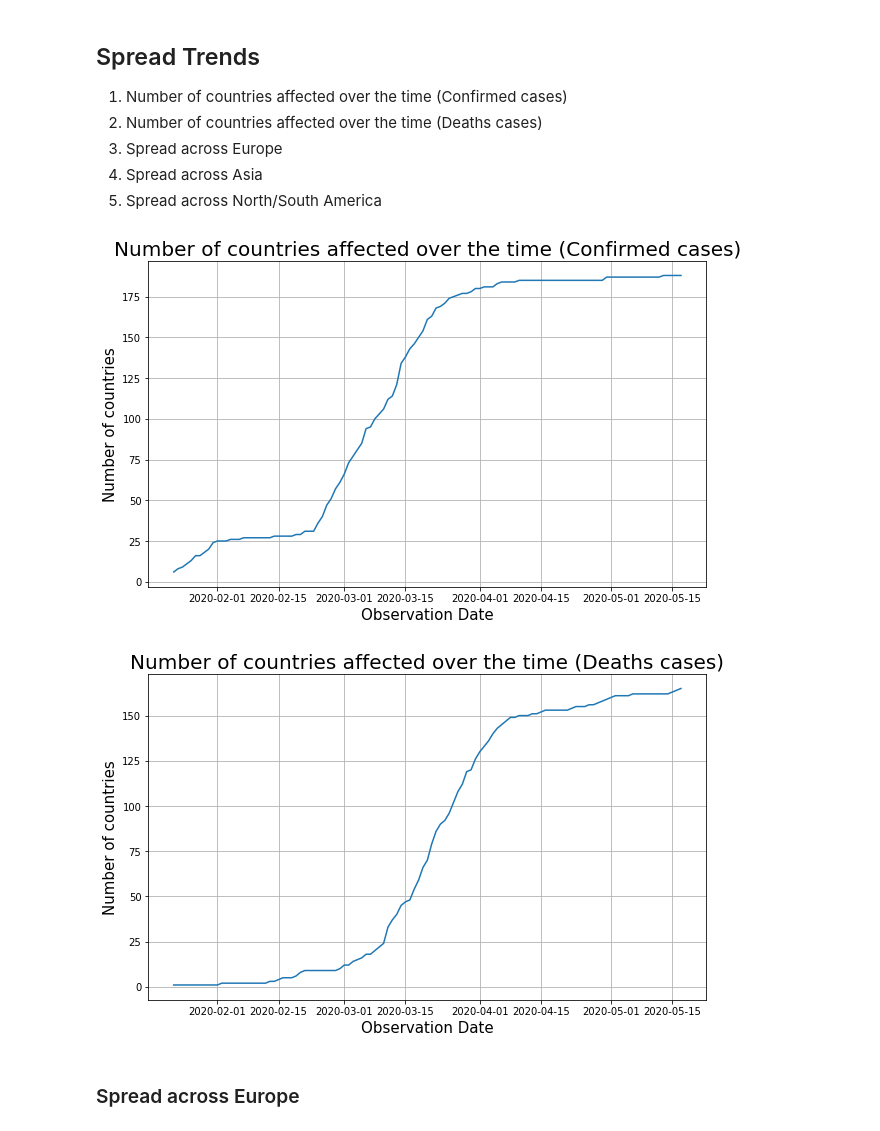
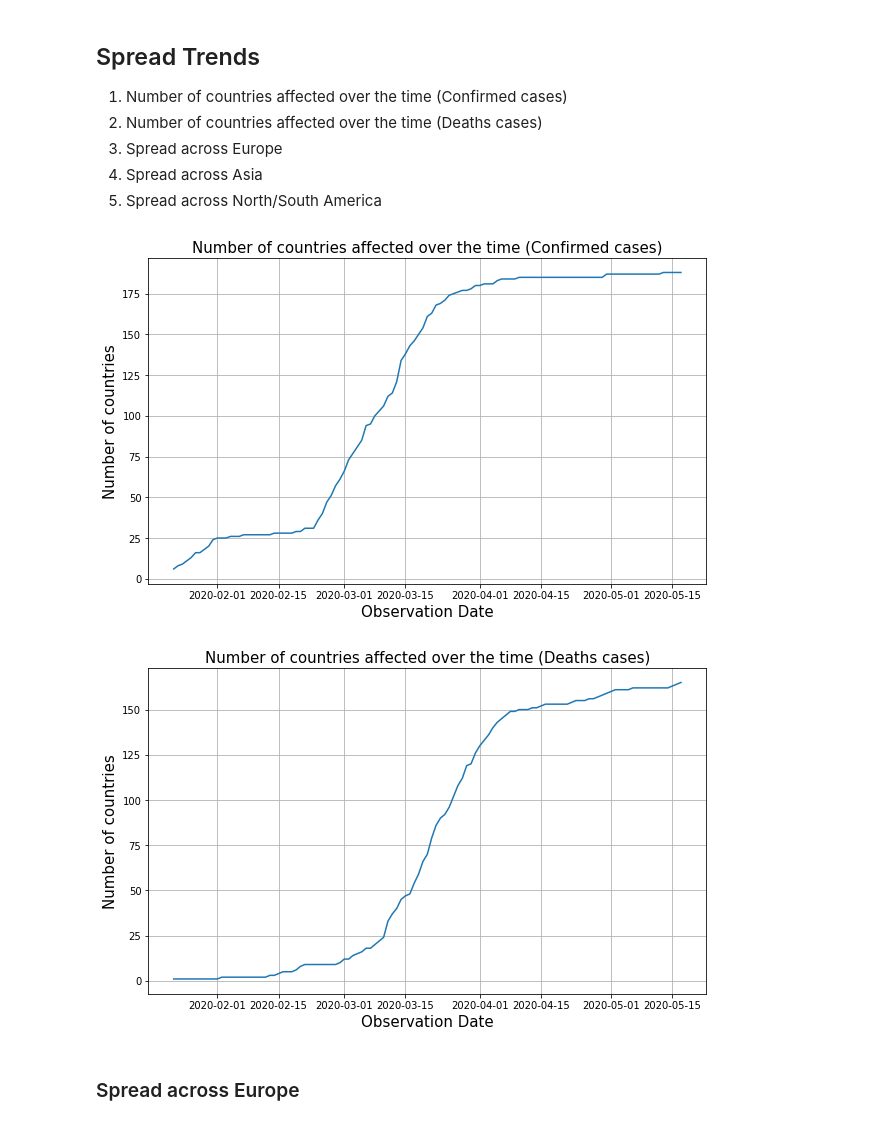
Before and after one commit to ShionFujimori/covid19-analysis, a Jupyter notebook: covid19_analysis.ipynb, the cells around one changed output. Saved outputs shown, nothing was run; the diff lists cells and outputs as text; code cells hidden in the pictures.

```diff
--- a/covid19_analysis.ipynb
+++ b/covid19_analysis.ipynb
@@ -571,22 +571,22 @@ df_confirmed.sort_values(df_confirmed.columns[-1], ascending=False)
 # %%
 # Spread across globe (Confirmed cases)
 import seaborn as sns
 import matplotlib.pyplot as plt
 
 num_country_confirmed = df_confirmed.set_index("Country") \
                             .drop(["Continent"], axis=1) \
                             .apply(lambda x: x[x > 0].count(), axis="index")
 num_country_confirmed.index = pd.to_datetime(num_country_confirmed.index)
 
 plt.figure(figsize=(10, 6))
 sns.lineplot(data=num_country_confirmed)
 plt.grid()
-plt.title("Number of countries affected over the time (Confirmed cases)", fontsize=20)
+plt.title("Number of countries affected over the time (Confirmed cases)", fontsize=15)
 plt.ylabel("Number of countries", fontsize=15)
 plt.xlabel("Observation Date", fontsize=15)
 plt.show()
 # %% [output]
-[figure, old version]
+[figure, new version]
 # %%
 # Spread across globe (Deaths cases)
 num_country_deaths = df_deaths.set_index("Country") \
@@ -597,12 +597,12 @@ num_country_deaths.index = pd.to_datetime(num_country_deaths.index)
 plt.figure(figsize=(10, 6))
 sns.lineplot(data=num_country_deaths)
 plt.grid()
-plt.title("Number of countries affected over the time (Deaths cases)", fontsize=20)
+plt.title("Number of countries affected over the time (Deaths cases)", fontsize=15)
 plt.ylabel("Number of countries", fontsize=15)
 plt.xlabel("Observation Date", fontsize=15)
 plt.show()
 # %% [output]
-[figure, old version]
+[figure, new version]
 # %% [markdown]
 ### Spread across Europe
 # %%
```
Also changed, not shown: parts of 13 cells of this notebook.
